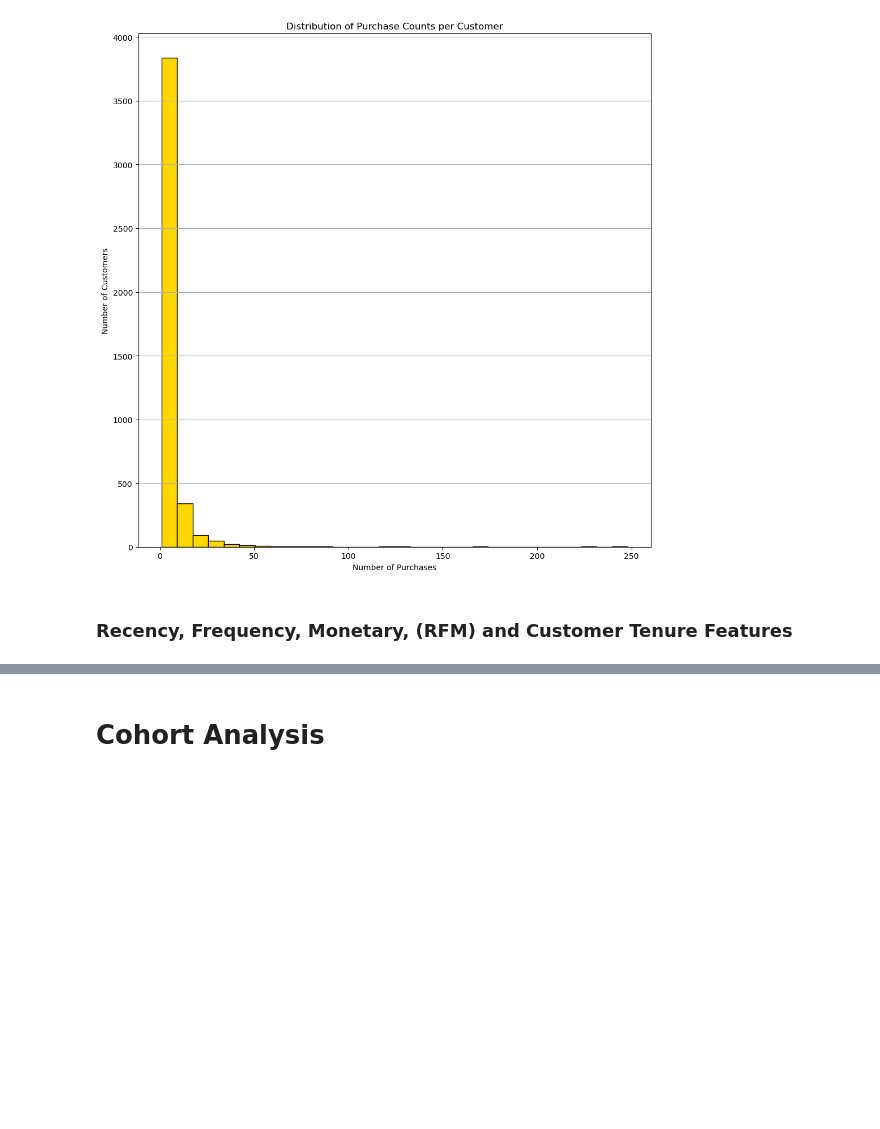
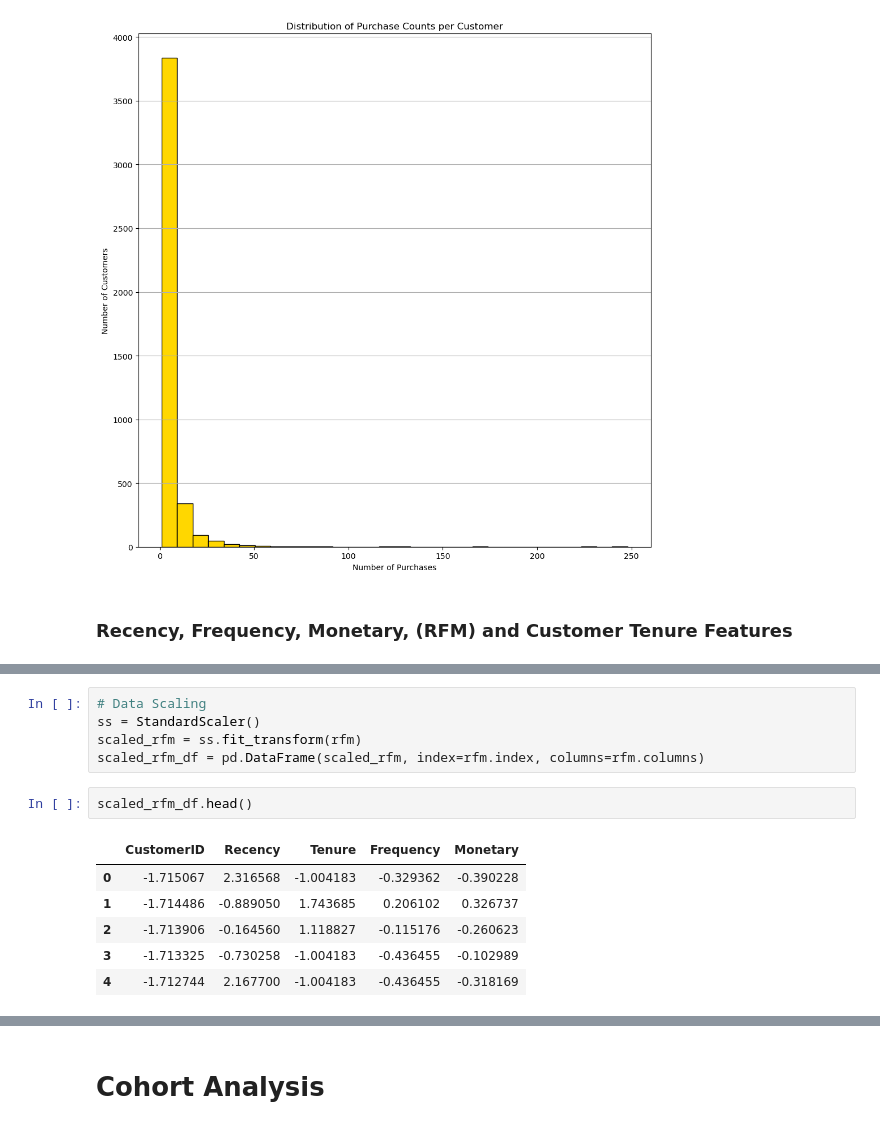
Before and after one commit to Emerald-GitHub/Eshop-pro-cohort-analysis, a Jupyter notebook: notebook/Eshop-pro-cohort-analysis.ipynb, the cells around one changed output, grey strips where cells are left out. Drawn from its saved outputs; the diff is of its cells as text; blank space fills up the shorter version.

```diff
--- a/notebook/Eshop-pro-cohort-analysis.ipynb
+++ b/notebook/Eshop-pro-cohort-analysis.ipynb
@@ -212,3 +214,17 @@ rfm.head()
 | 2 | 12348.0 | 4953 | 282 | 4 | 82378.47 |
 | 3 | 12349.0 | 4896 | 0 | 1 | 176075.12 |
 | 4 | 12350.0 | 5188 | 0 | 1 | 48173.37 |
+# %%
+# Data Scaling
+ss = StandardScaler()
+scaled_rfm = ss.fit_transform(rfm)
+scaled_rfm_df = pd.DataFrame(scaled_rfm, index=rfm.index, columns=rfm.columns)
+# %%
+scaled_rfm_df.head()
+# %% [output]
+|  | CustomerID | Recency | Tenure | Frequency | Monetary |
+| 0 | -1.715067 | 2.316568 | -1.004183 | -0.329362 | -0.390228 |
+| 1 | -1.714486 | -0.889050 | 1.743685 | 0.206102 | 0.326737 |
+| 2 | -1.713906 | -0.164560 | 1.118827 | -0.115176 | -0.260623 |
+| 3 | -1.713325 | -0.730258 | -1.004183 | -0.436455 | -0.102989 |
+| 4 | -1.712744 | 2.167700 | -1.004183 | -0.436455 | -0.318169 |
```
Also changed, not shown: parts of 4 cells of this notebook, 2 other files.
